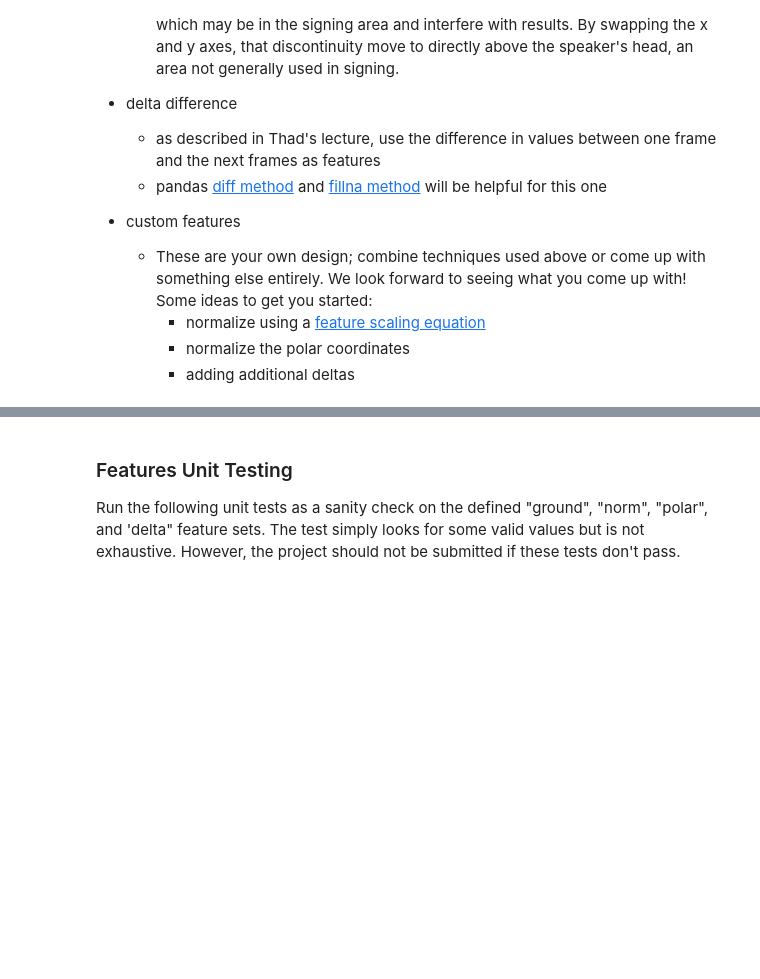
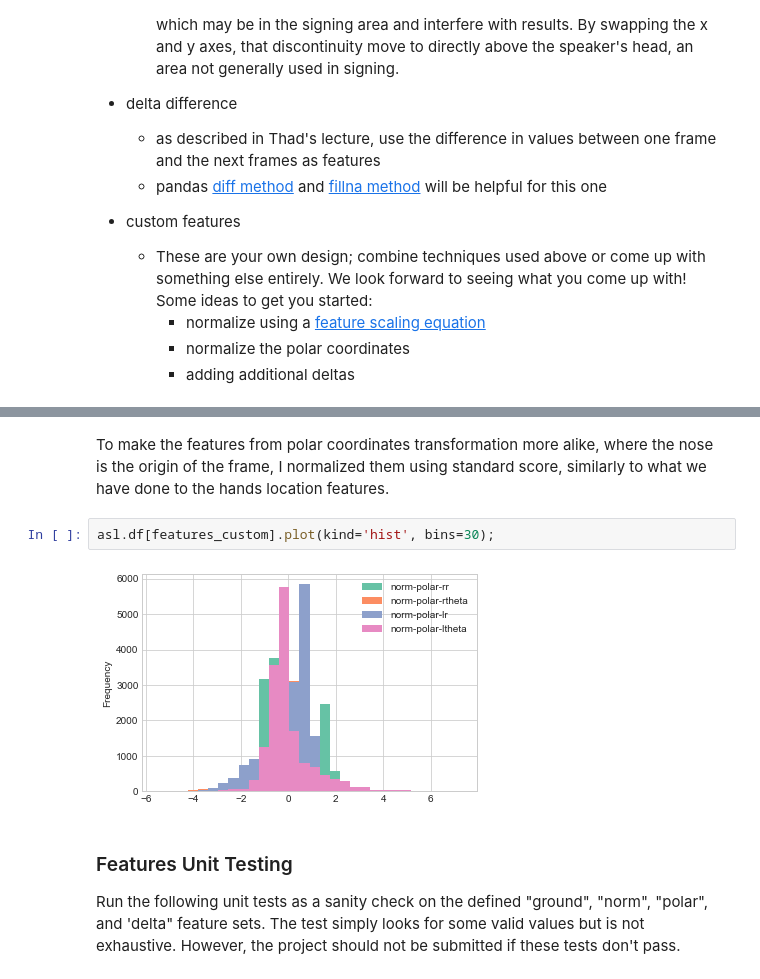
Before and after one commit to Liam-F/SignLgRecognizer, a Jupyter notebook: notebooks/asl_recognizer.ipynb, the cells around one changed output, grey strips where cells are left out. Drawn from its saved outputs; the diff is of its cells as text; blank space fills up the shorter version.

```diff
--- a/notebooks/asl_recognizer.ipynb
+++ b/notebooks/asl_recognizer.ipynb
@@ -235,3 +294,9 @@ features_delta = ['delta-rx', 'delta-ry', 'delta-lx', 'delta-ly']
+# %% [markdown]
+To make the features from polar coordinates transformation more alike, where the nose is the origin of the frame, I normalized them using standard score, similarly to what we have done to the hands location features.
+# %%
+asl.df[features_custom].plot(kind='hist', bins=30);
+# %% [output]
+[figure, added]
 # %% [markdown]
 <a id='part1_test'></a>
 ### Features Unit Testing
```
Also changed, not shown: parts of 18 cells of this notebook, 2 other files.
